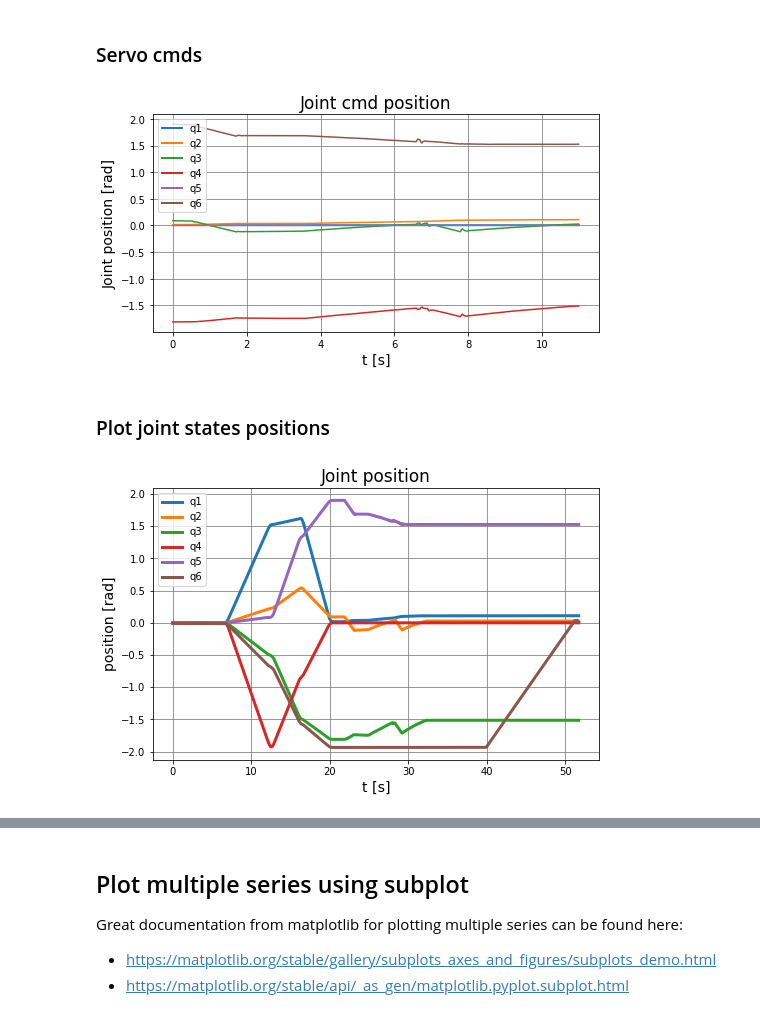
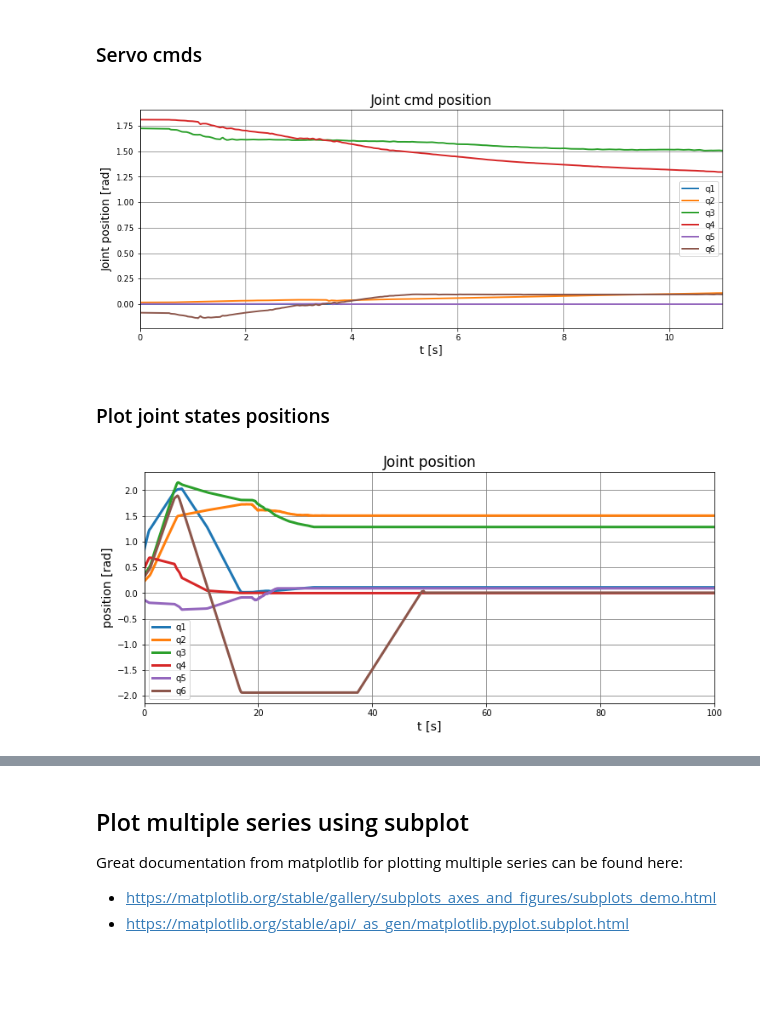
Before and after one commit to fzoric8/ros_utils, a Jupyter notebook: bags/bagging.ipynb, the cells around one changed output, grey strips where cells are left out. Drawn from its saved outputs; the diff is of its cells as text; code cells hidden in the pictures; blank space fills up the shorter version.

Commit message:
Added updated bagging.ipynb for first paper plots

```diff
--- a/bags/bagging.ipynb
+++ b/bags/bagging.ipynb
@@ -33,7 +33,7 @@ After that you can use `pip3 install <package_name>` to install neccessary pytho
 # %% [markdown]
 ## Read bag
 # %%
-bag_name = "experiment2.bag"
+bag_name = "final_exp1.bag"
 
 b = bagreader(bag_name)
 # %% [output]
@@ -187,9 +191,11 @@ def plot_multiple_series(time, series_list, series_names = None, config_dict = N
     plt.title(title, fontsize=round(1.2*f_size))
     plt.xlabel(x_label, fontsize=f_size)
     plt.ylabel(y_label, fontsize=f_size)
+    if config_dict['xlim']:
+        plt.xlim(0, config_dict['xlim'])
 
     if save_fig:
-        plt.savefig("{}.jpg".format(save_name))
+        plt.savefig("{}.svg".format(save_name))
 
     plt.show()
 # %% [markdown]
@@ -290,24 +296,25 @@ def crop_dfs(t_s1, t_s2, df_1, df_2):
 # %%
 time_servo = servo_joint_cmds["Time"]
 series_names = ['q1', 'q2', 'q3', 'q4', 'q5', 'q6']
 series_list = get_series_by_key_from_df(servo_joint_cmds, "data")
 
 config_dict = {
                "title":"Joint cmd position",
                "x_label":"t [s]",
                "y_label": "Joint position [rad]",
-               "w": 8,
-               "h": 4,
+               "w": 13,
+               "h": 5,
                "use_legend":True,
                "font_size": 14,
                "grid":True,
-               "linewidth": 1.5,
-               "legendwidth": 2
+               "linewidth": 2,
+               "legendwidth": 2,
+               "xlim": 11
               }
 
 plot_multiple_series(time_servo, series_list, series_names, config_dict, scale_time=True)
 # %% [output]
-[figure, old version]
+[figure, new version]
 # %% [markdown]
 ### Plot joint states positions
 # %%
@@ -318,16 +325,17 @@ config_dict = {
                "title":"Joint position",
                "x_label":"t [s]",
                "y_label": "position [rad]",
-               "w": 8,
+               "w": 12,
                "h": 5,
                "use_legend":True,
                "font_size": 14,
                "grid":True,
                "linewidth": 3,
-               "legendwidth": 3
+               "legendwidth": 3,
+               "xlim": 100
               }
 
-plot_multiple_series(time_full, series_list, series_names, config_dict, scale_time=True)
+plot_multiple_series(time_full, series_list, series_names, config_dict, scale_time=True, save_fig=True)
 # %% [output]
-[figure, old version]
+[figure, new version]
 # %%
```
Also changed, not shown: parts of 22 cells of this notebook.
